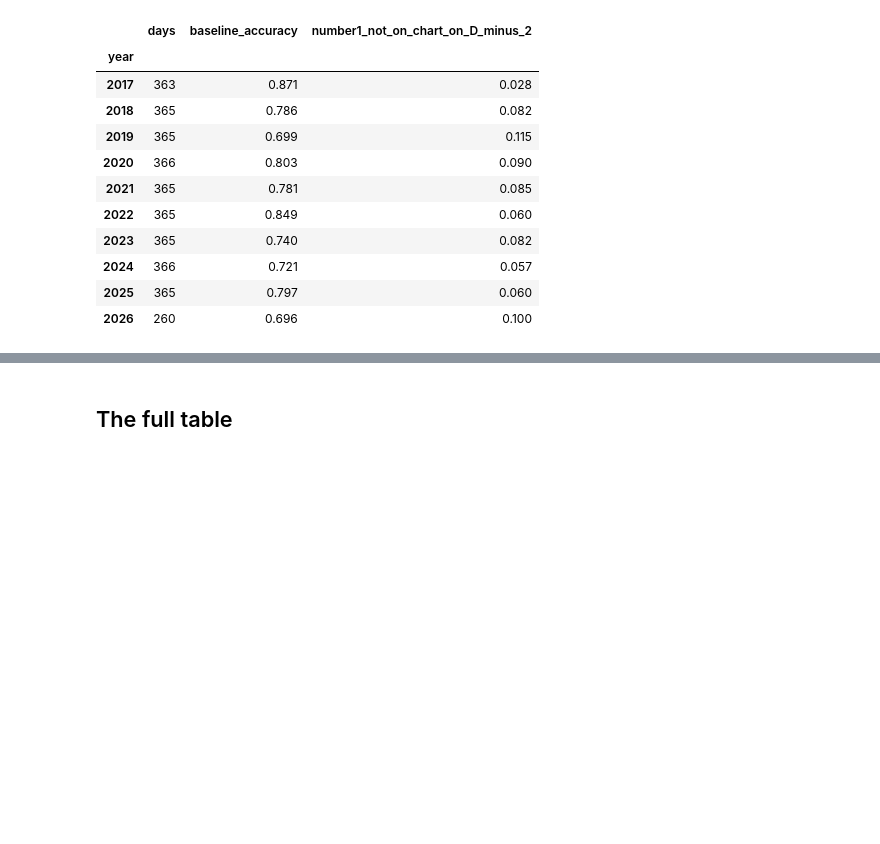
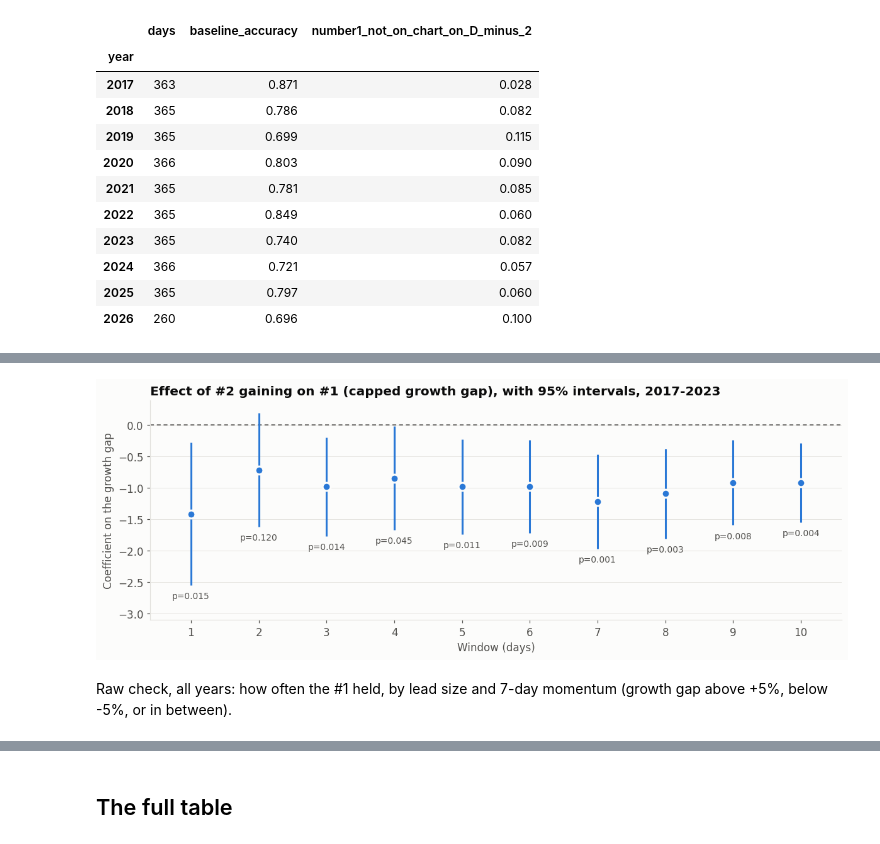
Before and after one commit to sdevarajan2006/spotify-chart-markov-chain, a Jupyter notebook: notebooks/number1_source_distribution.ipynb, the cells around one changed output, grey strips where cells are left out. Cells and saved outputs as stored; diff of their text form; code cells hidden in the pictures; blank space fills up the shorter version.

```diff
--- a/notebooks/number1_source_distribution.ipynb
+++ b/notebooks/number1_source_distribution.ipynb
@@ -363,0 +460,7 @@ by_year.round(3)
+# %%
+flagged = test[test["p_log_lead"] < 0.5]
+changes = test[test["hold"] == 0]
+print(f"Log-lead model predicts a change on {len(flagged)} of {len(test)} test days; the #1 did change on {(flagged['hold'] == 0).sum()} of them.")
+print(f"The #1 changed on {len(changes)} test days in total, so the model flags {(changes['p_log_lead'] < 0.5).sum()} of {len(changes)}.")
+b = models["log_lead"].coef_[0][0]
+print(f"Doubling the lead multiplies the odds of holding by {2 ** b:.2f}.")
@@ -363,0 +545,19 @@ by_year.round(3)
+# %%
+fig, ax = plt.subplots(figsize=(11, 4.2))
+ks = momentum.index.values
+ax.axhline(0, color=INK2, linewidth=1, linestyle=(0, (4, 3)), zorder=1)
+ax.vlines(ks, momentum["ci_low"], momentum["ci_high"], color=BLUE, linewidth=2, zorder=2)
+ax.scatter(ks, momentum["coef_capped"], s=70, color=BLUE, edgecolor=SURFACE, linewidth=2, zorder=3)
+for k, r in momentum.iterrows():
+    ax.annotate(f"p={r.p_value_capped:.3f}", (k, r.ci_low), xytext=(0, -14), textcoords="offset points", ha="center", fontsize=9, color=INK2)
+ax.set_xticks(ks); ax.set_xlim(0.4, 10.6)
+ax.set_ylim(momentum["ci_low"].min() - 0.55, max(0.3, momentum["ci_high"].max() + 0.2))
+ax.set_xlabel("Window (days)")
+ax.set_ylabel("Coefficient on the growth gap")
+ax.set_title("Effect of #2 gaining on #1 (capped growth gap), with 95% intervals, 2017-2023")
+ax.grid(axis="x", visible=False)
+plt.tight_layout(); plt.show()
+# %% [output]
+[figure, added]
+# %% [markdown]
+Raw check, all years: how often the #1 held, by lead size and 7-day momentum (growth gap above +5%, below -5%, or in between).
```
Also changed, not shown: parts of 15 cells of this notebook, 1 other file.
